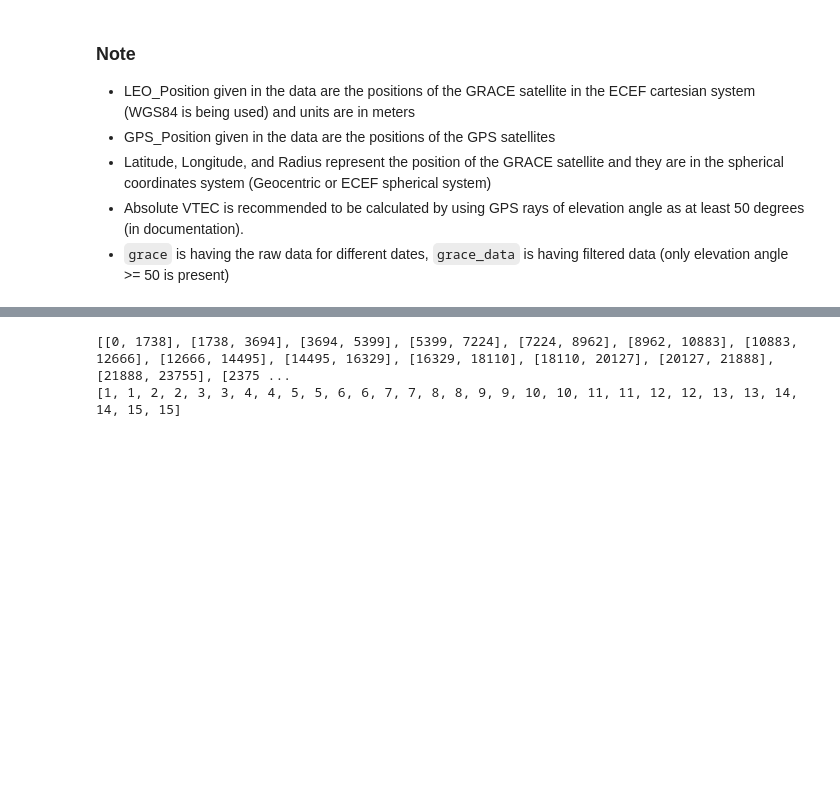
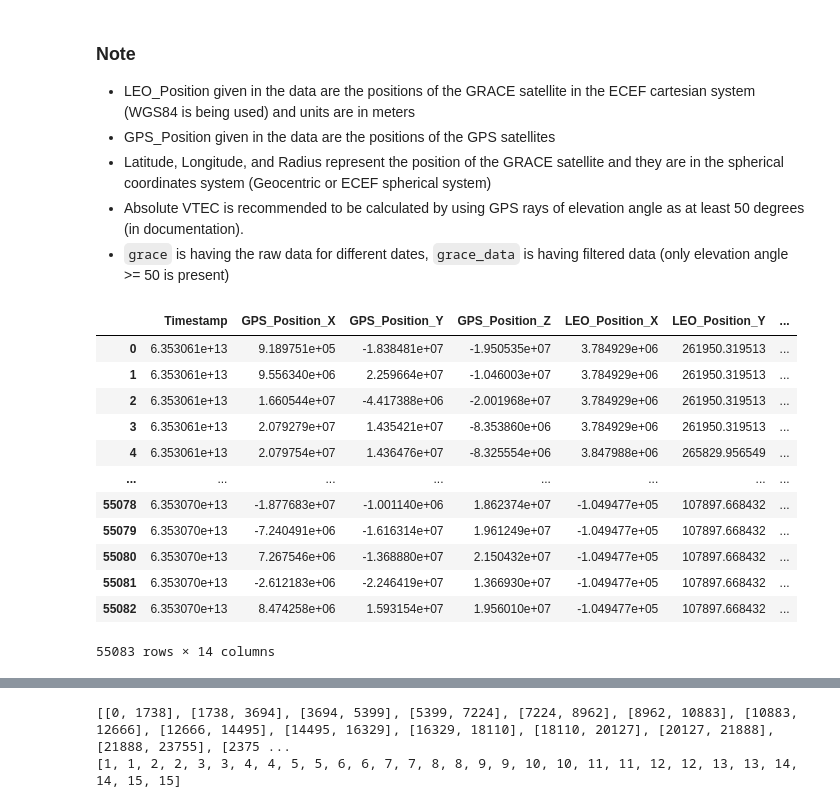
Before and after one commit to abukowski21/sat-interp-tid-analysis, a Jupyter notebook: esa_lostec.ipynb, the cells around one changed output, grey strips where cells are left out. Cells and saved outputs as stored; diff of their text form; code cells hidden in the pictures; blank space fills up the shorter version.

```diff
--- a/esa_lostec.ipynb
+++ b/esa_lostec.ipynb
@@ -106,0 +155,16 @@ Data variables: (12/26)
+# %%
+df17
+# %% [output]
+|  | Timestamp | GPS_Position_X | GPS_Position_Y | GPS_Position_Z | LEO_Position_X | LEO_Position_Y | ... |
+| 0 | 6.353061e+13 | 9.189751e+05 | -1.838481e+07 | -1.950535e+07 | 3.784929e+06 | 261950.319513 | ... |
+| 1 | 6.353061e+13 | 9.556340e+06 | 2.259664e+07 | -1.046003e+07 | 3.784929e+06 | 261950.319513 | ... |
+| 2 | 6.353061e+13 | 1.660544e+07 | -4.417388e+06 | -2.001968e+07 | 3.784929e+06 | 261950.319513 | ... |
+| 3 | 6.353061e+13 | 2.079279e+07 | 1.435421e+07 | -8.353860e+06 | 3.784929e+06 | 261950.319513 | ... |
+| 4 | 6.353061e+13 | 2.079754e+07 | 1.436476e+07 | -8.325554e+06 | 3.847988e+06 | 265829.956549 | ... |
+| ... | ... | ... | ... | ... | ... | ... | ... |
+| 55078 | 6.353070e+13 | -1.877683e+07 | -1.001140e+06 | 1.862374e+07 | -1.049477e+05 | 107897.668432 | ... |
+| 55079 | 6.353070e+13 | -7.240491e+06 | -1.616314e+07 | 1.961249e+07 | -1.049477e+05 | 107897.668432 | ... |
+| 55080 | 6.353070e+13 | 7.267546e+06 | -1.368880e+07 | 2.150432e+07 | -1.049477e+05 | 107897.668432 | ... |
+| 55081 | 6.353070e+13 | -2.612183e+06 | -2.246419e+07 | 1.366930e+07 | -1.049477e+05 | 107897.668432 | ... |
+| 55082 | 6.353070e+13 | 8.474258e+06 | 1.593154e+07 | 1.956010e+07 | -1.049477e+05 | 107897.668432 | ... |
+55083 rows × 14 columns
```
Also changed, not shown: parts of 14 cells of this notebook.
